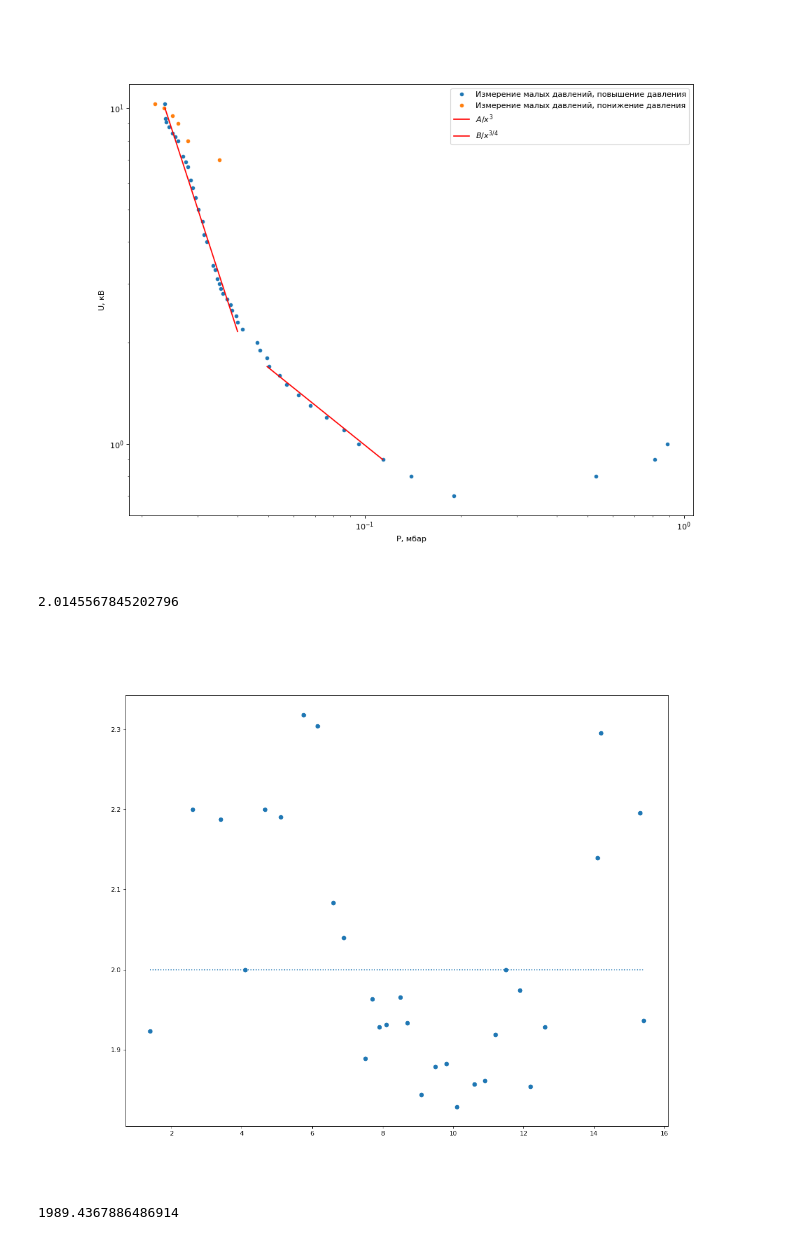
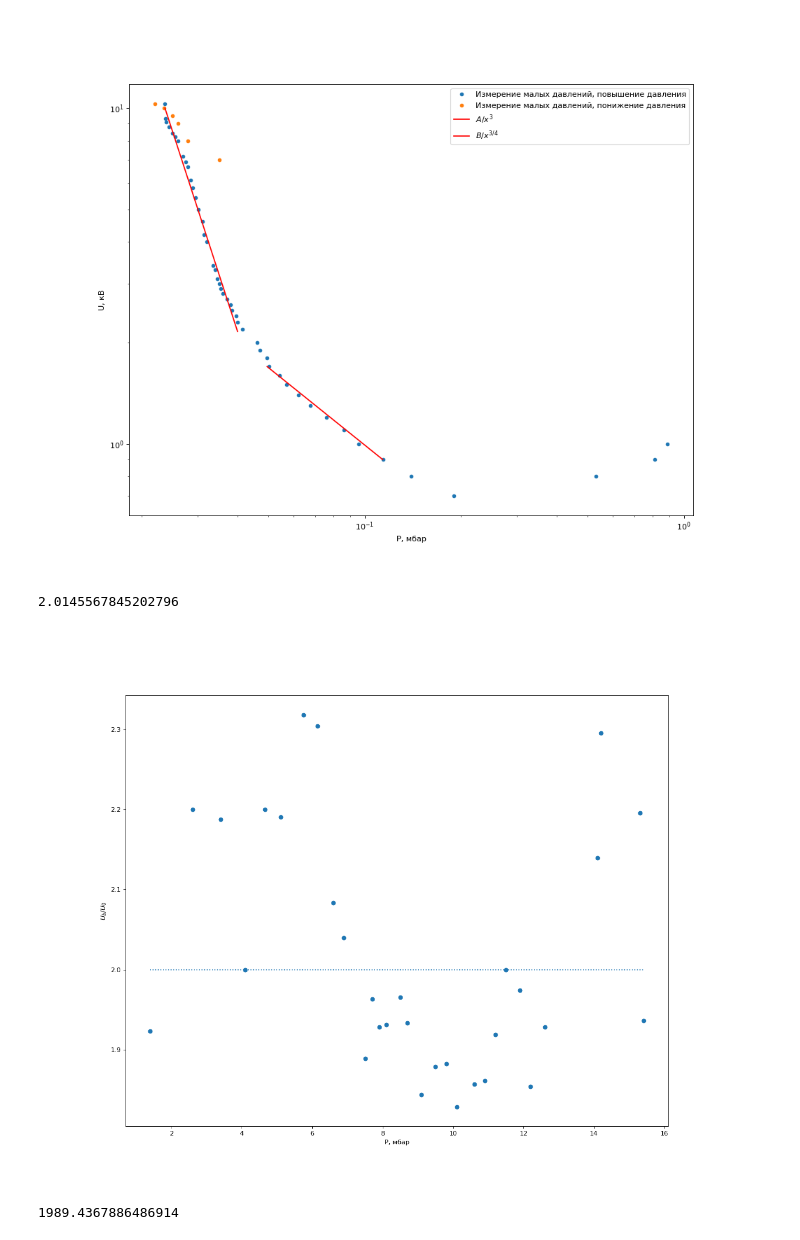
Before and after one commit to sitandr/lab, a Jupyter notebook: тлеющий разряд/main.ipynb, the cells around one changed output. Drawn from its saved outputs; the diff is of its cells as text; code cells hidden in the pictures.

```diff
--- a/тлеющий разряд/main.ipynb
+++ b/тлеющий разряд/main.ipynb
@@ -132,17 +127,20 @@ print('Минимальное напряжение наблюдается на:'
 # %%
 %matplotlib widget
 plt.figure(figsize=(15, 12), dpi=80)
 P, U, B = break_['P'], break_['U'], break_['B']
 
 plt.scatter(P, B/U)
 plt.hlines(2, np.min(P), np.max(P), linestyle=':')
 
+plt.xlabel('P, мбар')
+plt.ylabel('$U_b/U_0$')
+
 print(np.average(B/U))
 
 plt.savefig('PB.png')
 # %% [output]
 2.0145567845202796
-[figure, old version]
+[figure, new version]
 # %%
 c = 5e3/6 # Дж/кг/К
 d = 40e-3
```
Also changed, not shown: parts of 1 cell of this notebook, 6 other files.
